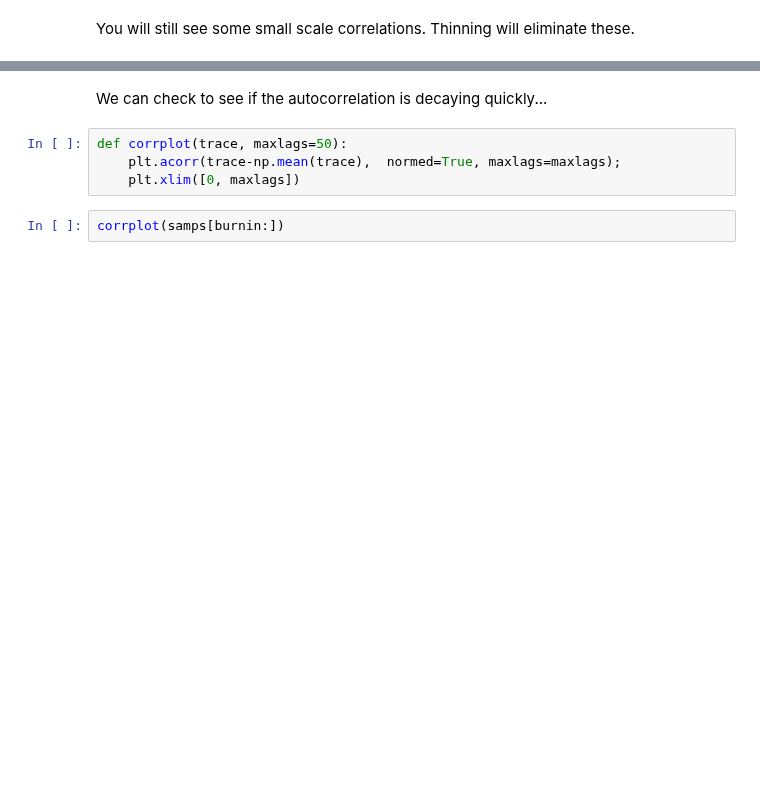
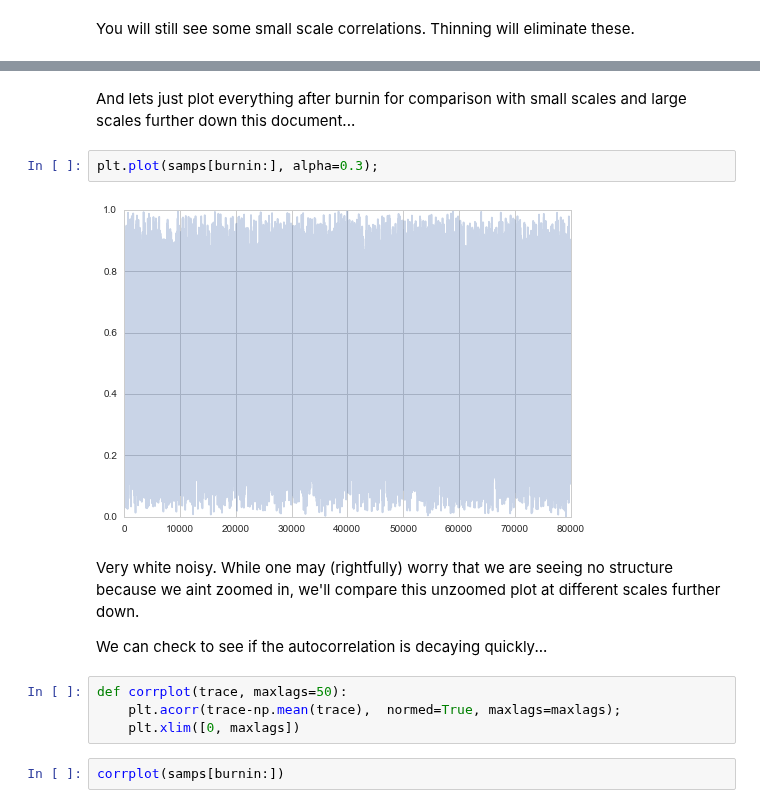
Before and after one commit to namwkim/2017, a Jupyter notebook: wiki/convergenceandcoverage.ipynb, the cells around one changed output, grey strips where cells are left out. Drawn from its saved outputs; the diff is of its cells as text; blank space fills up the shorter version.

```diff
--- a/wiki/convergenceandcoverage.ipynb
+++ b/wiki/convergenceandcoverage.ipynb
@@ -102,5 +102,13 @@ plt.plot(samps[burnin:burnin + burnin//10], alpha=0.3);
-# %% [markdown]
-We can check to see if the autocorrelation is decaying quickly...
+# %% [markdown]
+And lets just plot everything after burnin for comparison with small scales and large scales further down this document...
+# %%
+plt.plot(samps[burnin:], alpha=0.3);
+# %% [output]
+[figure, added]
+# %% [markdown]
+Very white noisy. While one may (rightfully) worry that we are seeing no structure because we aint zoomed in, we'll compare this unzoomed plot at different scales further down.
+
+We can check to see if the autocorrelation is decaying quickly...
 # %%
 def corrplot(trace, maxlags=50):
     plt.acorr(trace-np.mean(trace),  normed=True, maxlags=maxlags);
```
Also changed, not shown: parts of 19 cells of this notebook, 21 other files.
